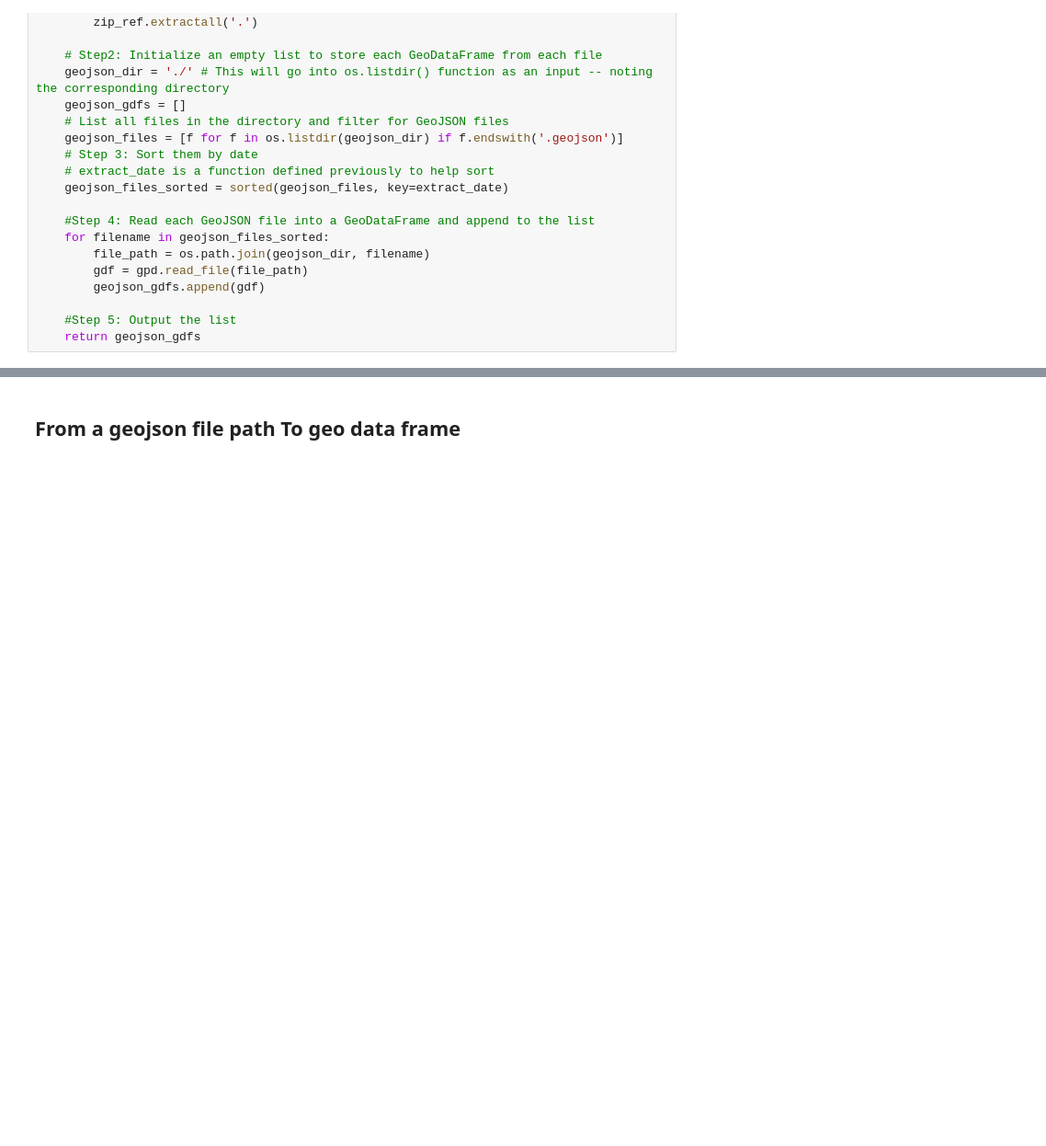
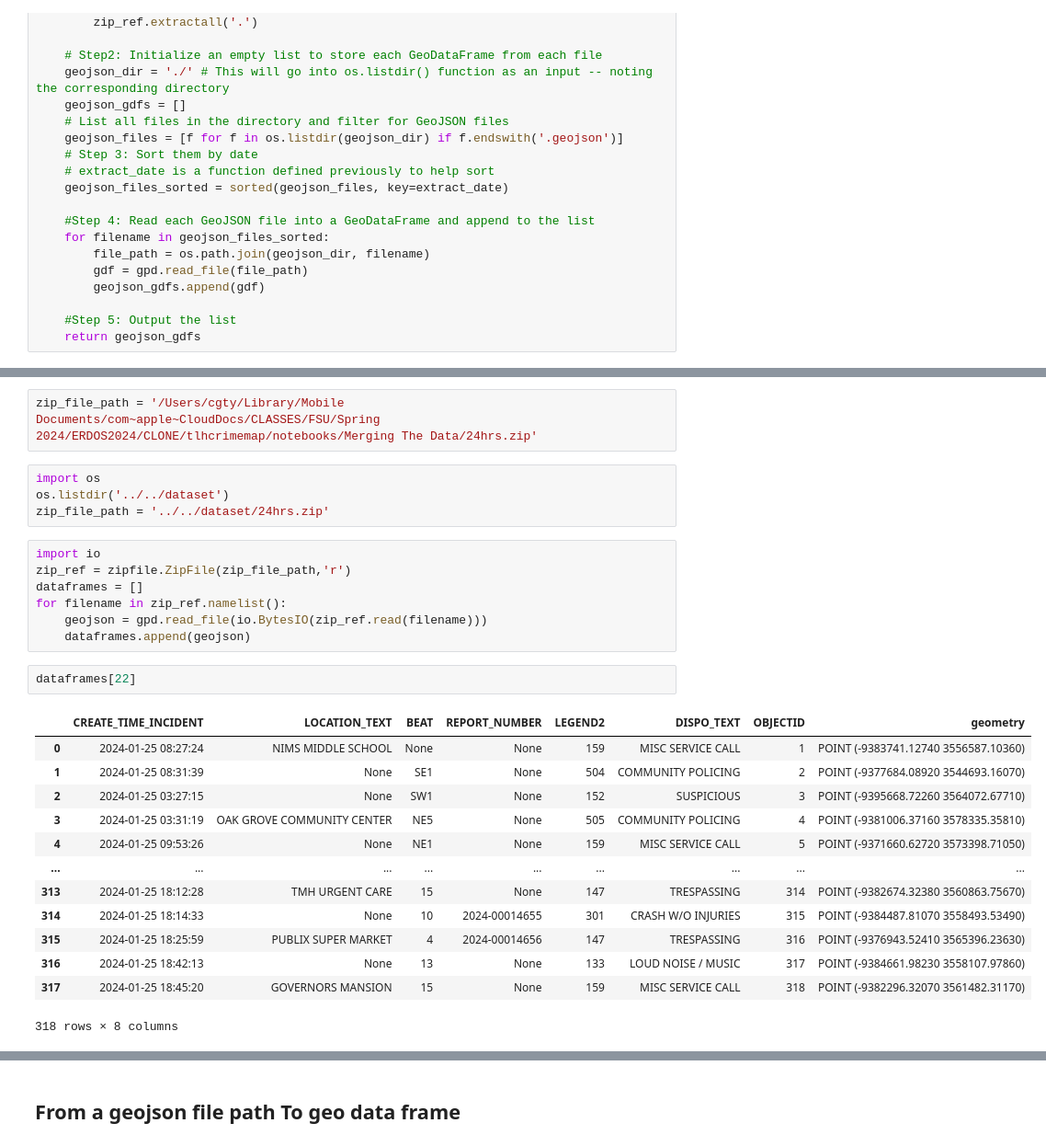
Before and after one commit to mao1756/tlhcrimemap, a Jupyter notebook: notebooks/Merging The Data/Merging The geojson files With Functions Defined.ipynb, the cells around one changed output, grey strips where cells are left out. Shown at 92% size. Drawn from its saved outputs; the diff is of its cells as text; blank space fills up the shorter version.

Commit message:
zip files are only read not extracted

```diff
--- a/notebooks/Merging The Data/Merging The geojson files With Functions Defined.ipynb
+++ b/notebooks/Merging The Data/Merging The geojson files With Functions Defined.ipynb
@@ -62,0 +88,29 @@ def unpack(zip_file_path):
+# %%
+zip_file_path = '/Users/cgty/Library/Mobile Documents/com~apple~CloudDocs/CLASSES/FSU/Spring 2024/ERDOS2024/CLONE/tlhcrimemap/notebooks/Merging The Data/24hrs.zip'
+# %%
+import os
+os.listdir('../../dataset')
+zip_file_path = '../../dataset/24hrs.zip'
+# %%
+import io
+zip_ref = zipfile.ZipFile(zip_file_path,'r')
+dataframes = []
+for filename in zip_ref.namelist():
+    geojson = gpd.read_file(io.BytesIO(zip_ref.read(filename)))
+    dataframes.append(geojson)
+# %%
+dataframes[22]
+# %% [output]
+|  | CREATE_TIME_INCIDENT | LOCATION_TEXT | BEAT | REPORT_NUMBER | LEGEND2 | DISPO_TEXT | OBJECTID | geometry |
+| 0 | 2024-01-25 08:27:24 | NIMS MIDDLE SCHOOL | None | None | 159 | MISC SERVICE CALL | 1 | POINT (-9383741.12740 3556587.10360) |
+| 1 | 2024-01-25 08:31:39 | None | SE1 | None | 504 | COMMUNITY POLICING | 2 | POINT (-9377684.08920 3544693.16070) |
+| 2 | 2024-01-25 03:27:15 | None | SW1 | None | 152 | SUSPICIOUS | 3 | POINT (-9395668.72260 3564072.67710) |
+| 3 | 2024-01-25 03:31:19 | OAK GROVE COMMUNITY CENTER | NE5 | None | 505 | COMMUNITY POLICING | 4 | POINT (-9381006.37160 3578335.35810) |
+| 4 | 2024-01-25 09:53:26 | None | NE1 | None | 159 | MISC SERVICE CALL | 5 | POINT (-9371660.62720 3573398.71050) |
+| ... | ... | ... | ... | ... | ... | ... | ... | ... |
+| 313 | 2024-01-25 18:12:28 | TMH URGENT CARE | 15 | None | 147 | TRESPASSING | 314 | POINT (-9382674.32380 3560863.75670) |
+| 314 | 2024-01-25 18:14:33 | None | 10 | 2024-00014655 | 301 | CRASH W/O INJURIES | 315 | POINT (-9384487.81070 3558493.53490) |
+| 315 | 2024-01-25 18:25:59 | PUBLIX SUPER MARKET | 4 | 2024-00014656 | 147 | TRESPASSING | 316 | POINT (-9376943.52410 3565396.23630) |
+| 316 | 2024-01-25 18:42:13 | None | 13 | None | 133 | LOUD NOISE / MUSIC | 317 | POINT (-9384661.98230 3558107.97860) |
+| 317 | 2024-01-25 18:45:20 | GOVERNORS MANSION | 15 | None | 159 | MISC SERVICE CALL | 318 | POINT (-9382296.32070 3561482.31170) |
+318 rows × 8 columns
```
Also changed, not shown: parts of 13 cells of this notebook, 37 other files.
